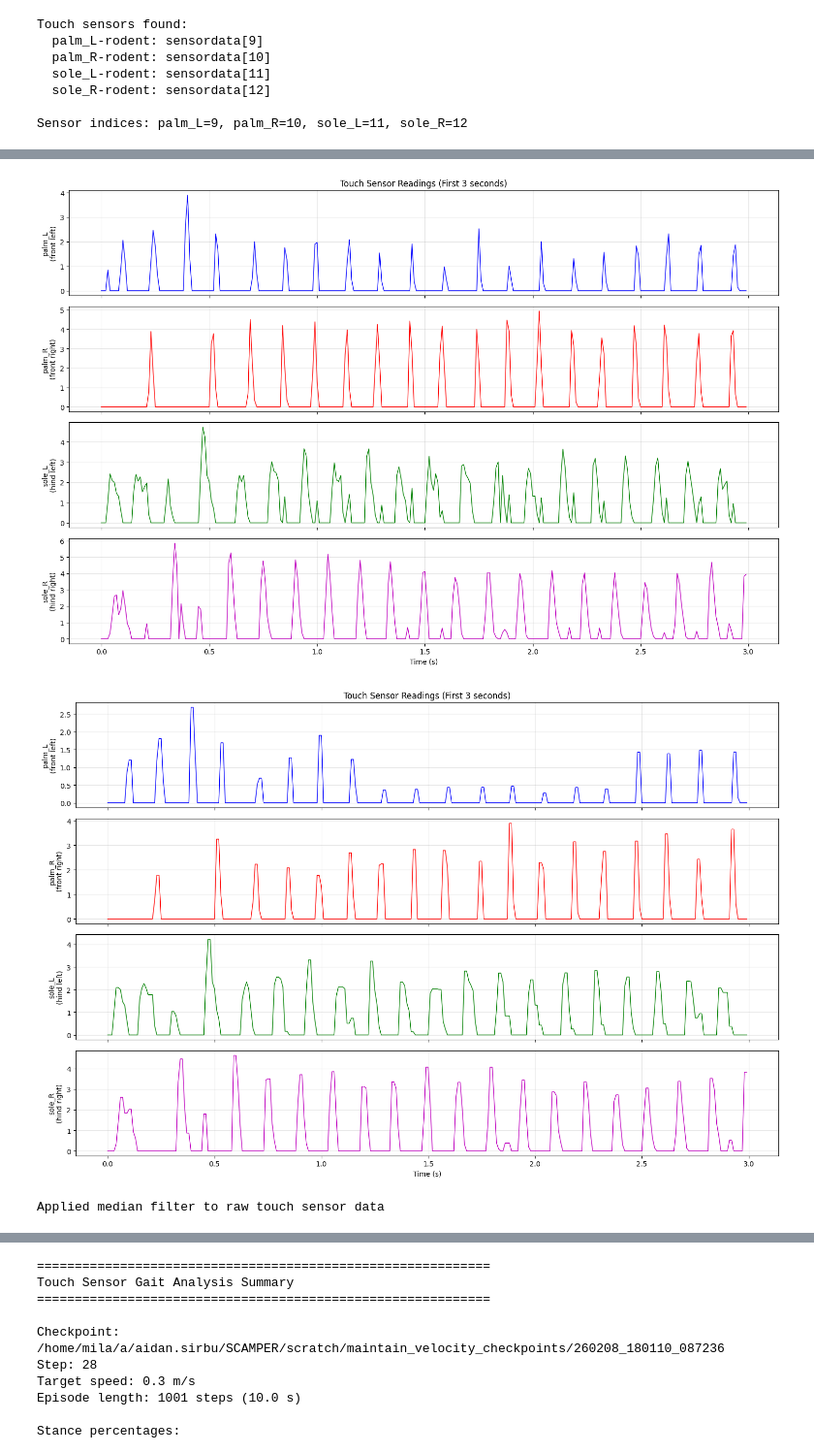
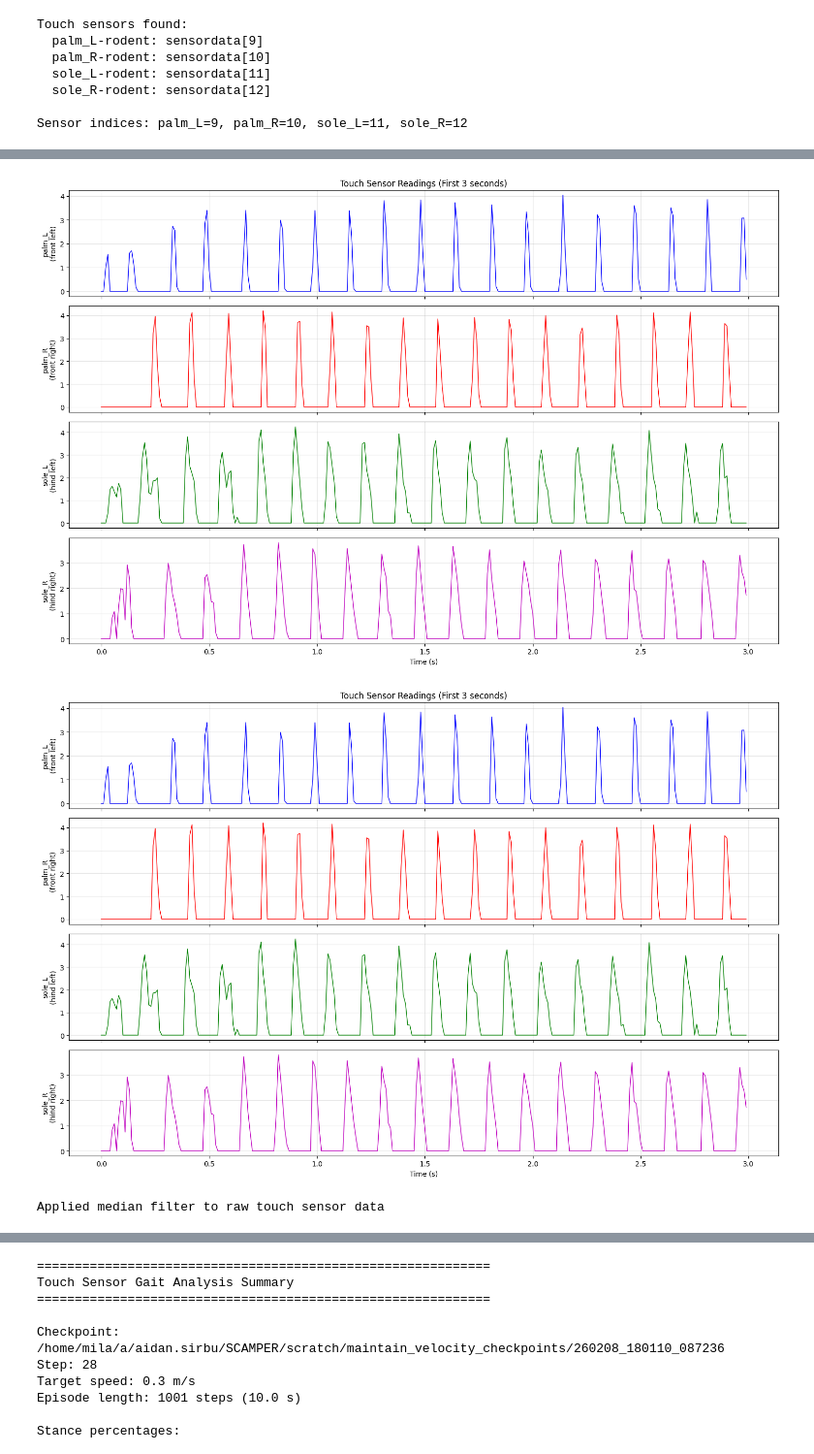
Before and after one commit to asirbu77/SCAMPER, a Jupyter notebook: notebooks/analysis/maintain_velocity_analysis_S10e-1_new.ipynb, the cells around one changed output, grey strips where cells are left out. Shown at 97% size. Saved outputs shown, nothing was run; the diff lists cells and outputs as text; code cells hidden in the pictures.

```diff
--- a/notebooks/analysis/maintain_velocity_analysis_S10e-1_new.ipynb
+++ b/notebooks/analysis/maintain_velocity_analysis_S10e-1_new.ipynb
@@ -73,8 +76,8 @@ from scamper.agent.task_transfer.maintain_velocity.scratch_networks import (
 Set the checkpoint path and other parameters here.
 # %%
 # Checkpoint path - UPDATE THIS to your checkpoint
-CHECKPOINT_PATH = "/home/mila/a/aidan.sirbu/SCAMPER/scratch/maintain_velocity_checkpoints/260209_080736_855045"
-CHECKPOINT_STEP = 7  # None = latest step
+CHECKPOINT_PATH = "/home/mila/a/aidan.sirbu/SCAMPER/scratch/maintain_velocity_checkpoints/260216_223516_502526"
+CHECKPOINT_STEP = 21  # None = latest step
 
 NAME = "10e-1"
 
@@ -666,13 +644,13 @@ plt.tight_layout()
 plt.savefig(OUTPUT_DIR / "touch_sensors_zoomed.png", dpi=300, bbox_inches="tight")
 plt.show()
 # %% [output]
-[figure, old version]
+[figure, new version]
 # %%
 # Smooth raw touch sensor data in-place before thresholding
-KERNEL_SIZE_PALM_L = 3
-KERNEL_SIZE_PALM_R = 3
-KERNEL_SIZE_SOLE_L = 3
-KERNEL_SIZE_SOLE_R = 3
+KERNEL_SIZE_PALM_L = 1
+KERNEL_SIZE_PALM_R = 1
+KERNEL_SIZE_SOLE_L = 1
+KERNEL_SIZE_SOLE_R = 1
 smooth = True
 
 palm_L_data_smooth = medfilt(palm_L_data, kernel_size=KERNEL_SIZE_PALM_L)
@@ -684,34 +662,34 @@ sole_R_data_smooth = medfilt(sole_R_data, kernel_size=KERNEL_SIZE_SOLE_R)
 zoom_end = min(int(3.0 / ctrl_dt), num_timesteps)
 
 fig, axes = plt.subplots(4, 1, figsize=(15, 10), sharex=True)
 
 time_zoom = time_sec[:zoom_end]
 
 axes[0].plot(time_zoom, palm_L_data_smooth[:zoom_end], "b-", linewidth=1)
 axes[0].set_ylabel("palm_L\n(front left)")
 axes[0].set_title("Touch Sensor Readings (First 3 seconds)")
 axes[0].grid(True, alpha=0.3)
 
 axes[1].plot(time_zoom, palm_R_data_smooth[:zoom_end], "r-", linewidth=1)
 axes[1].set_ylabel("palm_R\n(front right)")
 axes[1].grid(True, alpha=0.3)
 
 axes[2].plot(time_zoom, sole_L_data_smooth[:zoom_end], "g-", linewidth=1)
 axes[2].set_ylabel("sole_L\n(hind left)")
 axes[2].grid(True, alpha=0.3)
 
 axes[3].plot(time_zoom, sole_R_data_smooth[:zoom_end], "m-", linewidth=1)
 axes[3].set_ylabel("sole_R\n(hind right)")
 axes[3].set_xlabel("Time (s)")
 axes[3].grid(True, alpha=0.3)
 
 plt.tight_layout()
 plt.savefig(OUTPUT_DIR / "touch_sensors_zoomed.png", dpi=300, bbox_inches="tight")
 plt.show()
 
 print(f"Applied median filter to raw touch sensor data")
 # %% [output]
-[figure, old version]
+[figure, new version]
 Applied median filter to raw touch sensor data
 # %%
 # Plot touch sensor data
```
Also changed, not shown: parts of 13 cells of this notebook, 3 other files.
